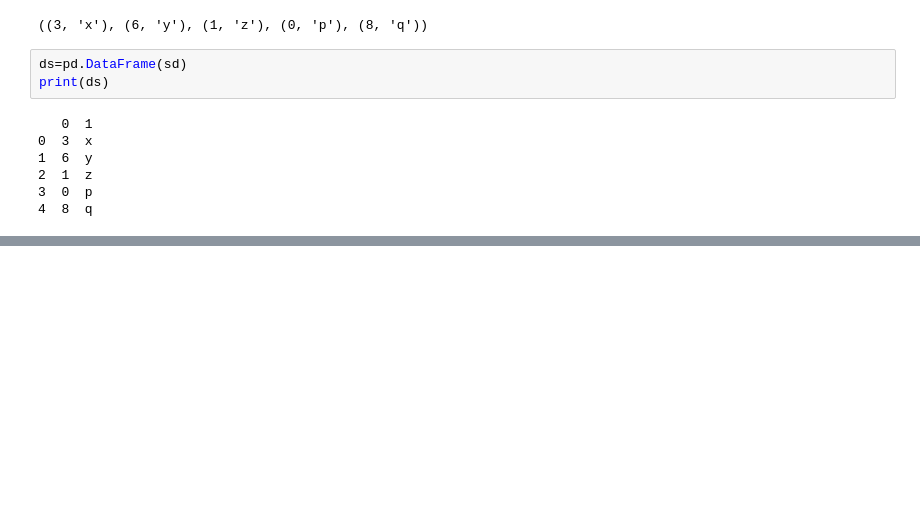
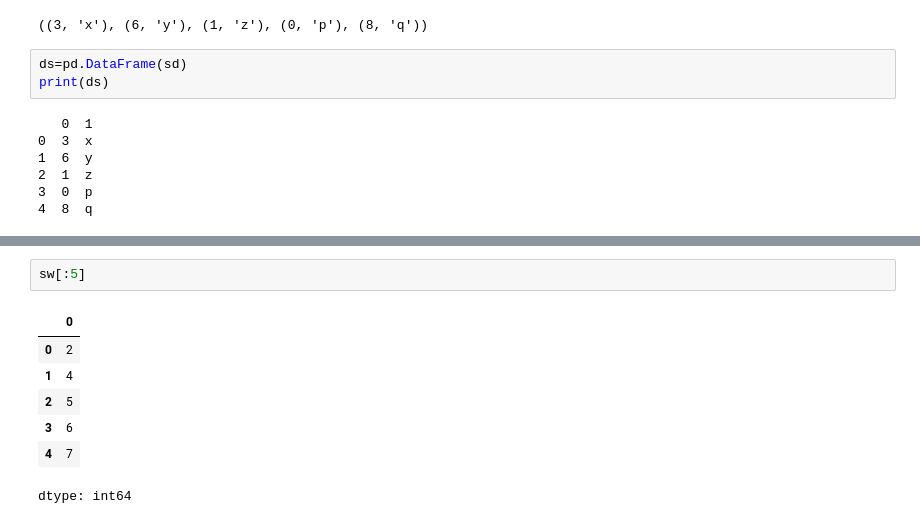
Before and after one commit to gurudattamanpreet/Practice, a Jupyter notebook: Shiv_Concept_Class.ipynb, the cells around one changed output, grey strips where cells are left out. Drawn from its saved outputs; the diff is of its cells as text; blank space fills up the shorter version.

```diff
--- a/Shiv_Concept_Class.ipynb
+++ b/Shiv_Concept_Class.ipynb
@@ -542,0 +582,10 @@ print(ds)
+# %%
+sw[:5]
+# %% [output]
+|  | 0 |
+| 0 | 2 |
+| 1 | 4 |
+| 2 | 5 |
+| 3 | 6 |
+| 4 | 7 |
+dtype: int64
```
Also changed, not shown: parts of 9 cells of this notebook.
